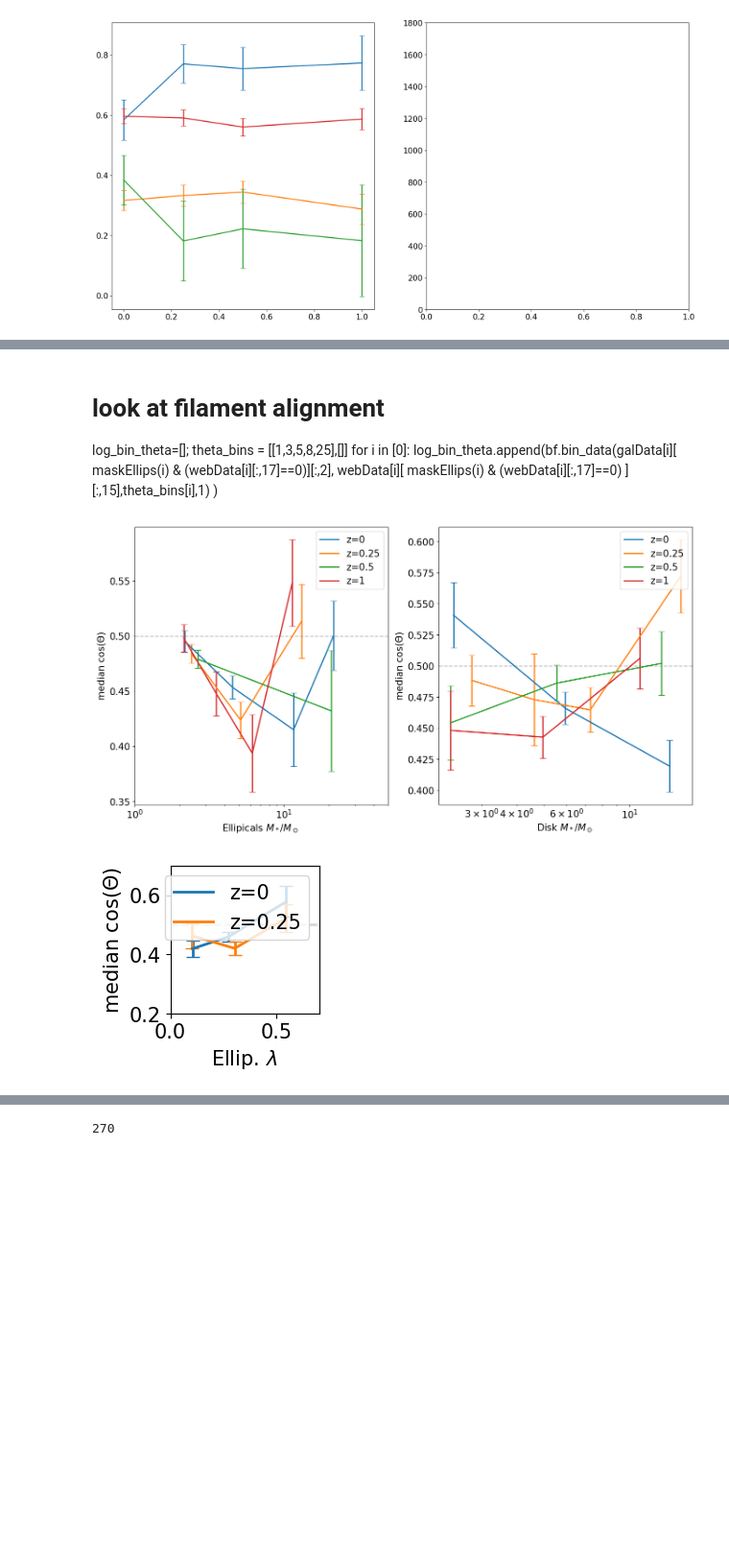
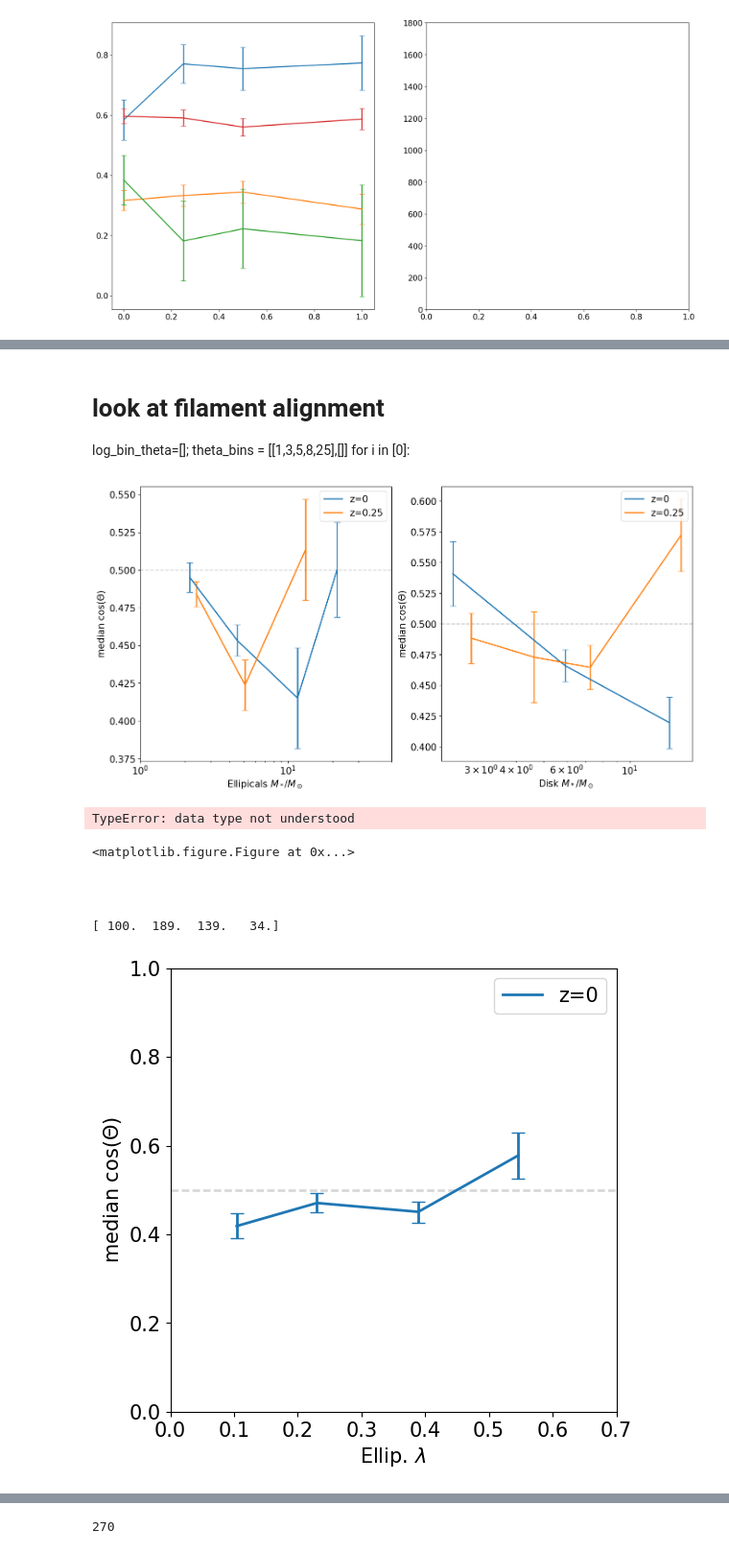
Before and after one commit to zpenoyre/illustris, a Jupyter notebook: web/code/data_analysis.ipynb, the cells around one changed output, grey strips where cells are left out. Shown at 96% size. Saved outputs shown, nothing was run; the diff lists cells and outputs as text; code cells hidden in the pictures; blank space fills up the shorter version.

```diff
--- a/web/code/data_analysis.ipynb
+++ b/web/code/data_analysis.ipynb
@@ -174,15 +189,12 @@ ax1.set_xlabel('$log_{10}(M_*)$'); ax1.set_ylabel('Absolute distance to next clu
 log_bin_theta=[];
 theta_bins = [[1,3,5,8,25],[]]
 for i in [0]:
-    log_bin_theta.append(bf.bin_data(galData[i][ maskEllips(i) & (webData[i][:,17]==0)][:,2],
-                                         webData[i][ maskEllips(i) & (webData[i][:,17]==0) ][:,15],theta_bins[i],1)
-                         )
 # %%
 log_bin_theta=[]; theta_bins =[[0,3,10,15,65],[0,4,9,65],[0,15,65],[0,3,5,8,65]];
 disk_bin=[]; disk_bins = [[0,3,10,60],[0,4,5,12,60],[0,3,10,60],[0,3,8,60]];
-
+redshift = [0,0.25,0.50,1];
 fig = plt.figure(figsize=(16, 8)); gs=gridspec.GridSpec(1,2); ax5=plt.subplot(gs[0,0]);ax6=plt.subplot(gs[0,1]);
-for i in [0,1,2,3]:
+for i in [0,1]:
     log_bin_theta.append(bf.bin_data(galData[i][ maskEllips(i) & (webData[i][:,17]==0)][:,2], abs(webData[i][ maskEllips(i) & (webData[i][:,17]==0) ][:,15]),theta_bins[i],1))
     ax5.errorbar(log_bin_theta[i][:,0], (log_bin_theta[i][:,1]), yerr=log_bin_theta[i][:,3], fmt='-', label='z='+str(redshift[i]), capsize=5)
 
@@ -193,4 +205,4 @@ handles, labels = ax5.get_legend_handles_labels(); handles = [h[0] for h in hand
 ax5.legend(handles,labels,loc="upper right"); ax5.set_xlabel('Ellipicals ${M_* }/{ M_\odot }$ '); ax5.set_ylabel('median cos($\Theta$)');ax5.set_xscale('log');ax5.axhline(0.5, color='grey', alpha=0.3, linestyle='--');
 ax6.legend(handles,labels,loc="upper right"); ax6.set_xlabel('Disk ${M_* }/{ M_\odot }$ '); ax6.set_ylabel('median cos($\Theta$)');ax6.set_xscale('log');ax6.axhline(0.5, color='grey', alpha=0.3, linestyle='--');
 # %% [output]
-[figure, old version]
+[figure, new version]
@@ -197,15 +218,51 @@ ax6.legend(handles,labels,loc="upper right"); ax6.set_xlabel('Disk ${M_* }/{ M_\
+# %%
+# lambda az z=0 vs cos(theta) at z=1
+fig = plt.figure(figsize=(16, 6)); gs=gridspec.GridSpec(1, 3);
+bins1 = np.array([[0,0.15,0.3,0.7],[0,0.15,0.3,0.7],[0,0.15,0.7]]); bins2 = np.array([[0,0.15,0.3,0.5,0.7],[0,0.15,0.3,0.5,0.7],[0,0.15,0.3,0.5,0.7]],[0,0.15,0.3,0.5,0.7]);
+
+for i in [0,1,2]:
+    fmt = ['-','-','-']; mass_cut = [0,5,10,150]; color = mpl.cm.get_cmap('YlOrRd'); offset = -(0.01*(i)); label =['0<$M_{*z0}$<5','5<$M_{*z0}$<10','10<$M_{*z0}$']
+
+    ax = plt.subplot(gs[0,i], facecolor='white');
+    if i != 0:
+        output = tf.web_evolution(allgalData_ellip, webData_ellip,i+1,0); clean_output = output[~np.isnan(output[:,2])].astype('int64');
+
+    for j in [0,1,2]:
+
+        if i == 0:
+            bin_data = bf.bin_data(galData_ellip[i][maskMass_data(galData_ellip[i][:,2],mass_cut[j],mass_cut[j+1]) & maskWeb_ellip(i,0)][:,17], abs(webData_ellip[i][maskMass_data(galData_ellip[i][:,2],mass_cut[j],mass_cut[j+1]) & maskWeb_ellip(i,0) ][:,15]),bins1[j],0)
+        else:
+            theta_output = webData_ellip[i+1][clean_output[:,3]];
+            lambda_output = galData_ellip[0][clean_output[:,2]];
+            mass_cut_lambda_output = lambda_output[maskMass_data(lambda_output[:,2],mass_cut[j],mass_cut[j+1]) & (theta_output[:,17] ==0)]
+            mass_cut_theta_output = theta_output[maskMass_data(lambda_output[:,2],mass_cut[j],mass_cut[j+1]) & (theta_output[:,17] ==0)]
+
+            bin_data =   bf.bin_data(mass_cut_lambda_output[:,17], abs(mass_cut_theta_output[:,15]), bins2[i-1,j]+offset,0);
+        ax.errorbar(bin_data[:,0],bin_data[:,1], yerr=bin_data[:,3], fmt=fmt[j], capsize=5, label=label[j], color=color(0.4+j*0.3))
+            #print(bin_data[:,5])
+        set_axis_params(ax,i);
+
+    #ax.text(0.5,0.65,r'z='+str(i*0.5),fontsize=15, fontweight='bold', ha='right');
+plt.tight_layout();
+# %% [output]
+TypeError: data type not understood
+<matplotlib.figure.Figure at 0x...>
+# %% [markdown]
+#
 # %%
-bin_lambda=[]; theta_bins =[[0,0.15,0.5,0.7],[0,0.15,0.5,0.7],[0,0.15,0.5,0.7],[0,0.15,0.5,0.7]]
-fig = plt.figure(figsize=(2, 2)); gs=gridspec.GridSpec(1, 1); ax5=plt.subplot(gs[0,0]);
-for i in [0,1]:
-    bin_lambda.append(bf.bin_data(galData[i][ maskMass(i,5) & maskEllips(i) & (webData[i][:,17]==0)][:,17], abs(webData[i][maskMass(i,5) & maskEllips(i) & (webData[i][:,17]==0) ][:,15]),theta_bins[i],1))
+bin_lambda=[]; theta_bins =[[0,0.15,0.3,0.5,0.7],[0,0.3,0.4,0.7],[0,0.15,0.3,0.5,0.7],[0,0.15,0.3,0.5,0.7]]
+fig = plt.figure(figsize=(6, 6)); gs=gridspec.GridSpec(1, 1); ax5=plt.subplot(gs[0,0]);
+for i in [0]:
+    bin_lambda.append(bf.bin_data(galData[i][ maskMass(i,5) & maskEllips(i) & maskWeb(i,0)][:,17], abs(webData[i][maskMass(i,5) & maskEllips(i) & maskWeb(i,0) ][:,15]),theta_bins[i],1))
     ax5.errorbar(bin_lambda[i][:,0], (bin_lambda[i][:,1]), yerr=bin_lambda[i][:,3], fmt='-', label='z='+str(redshift[i]), capsize=5)
+    print(bin_lambda[i][:,5])
 
 handles, labels = ax5.get_legend_handles_labels(); handles = [h[0] for h in handles];
 ax5.legend(handles,labels,loc="upper right"); ax5.set_xlabel(r'Ellip. $\lambda$'); ax5.set_ylabel('median cos($\Theta$)');ax5.set_xscale('linear');ax5.axhline(0.5, color='grey', alpha=0.3, linestyle='--');
-ax5.set_xlim([0,0.7]);ax5.set_ylim([0.2,0.7]);
+ax5.set_xlim([0,0.7]);ax5.set_ylim([0,1]);
 # %% [output]
+[ 100.  189.  139.   34.]
-[figure, old version]
+[figure, new version]
 # %%
 #load all galaxy data
 allgalData = []
```
Also changed, not shown: parts of 12 cells of this notebook, 4 other files.
